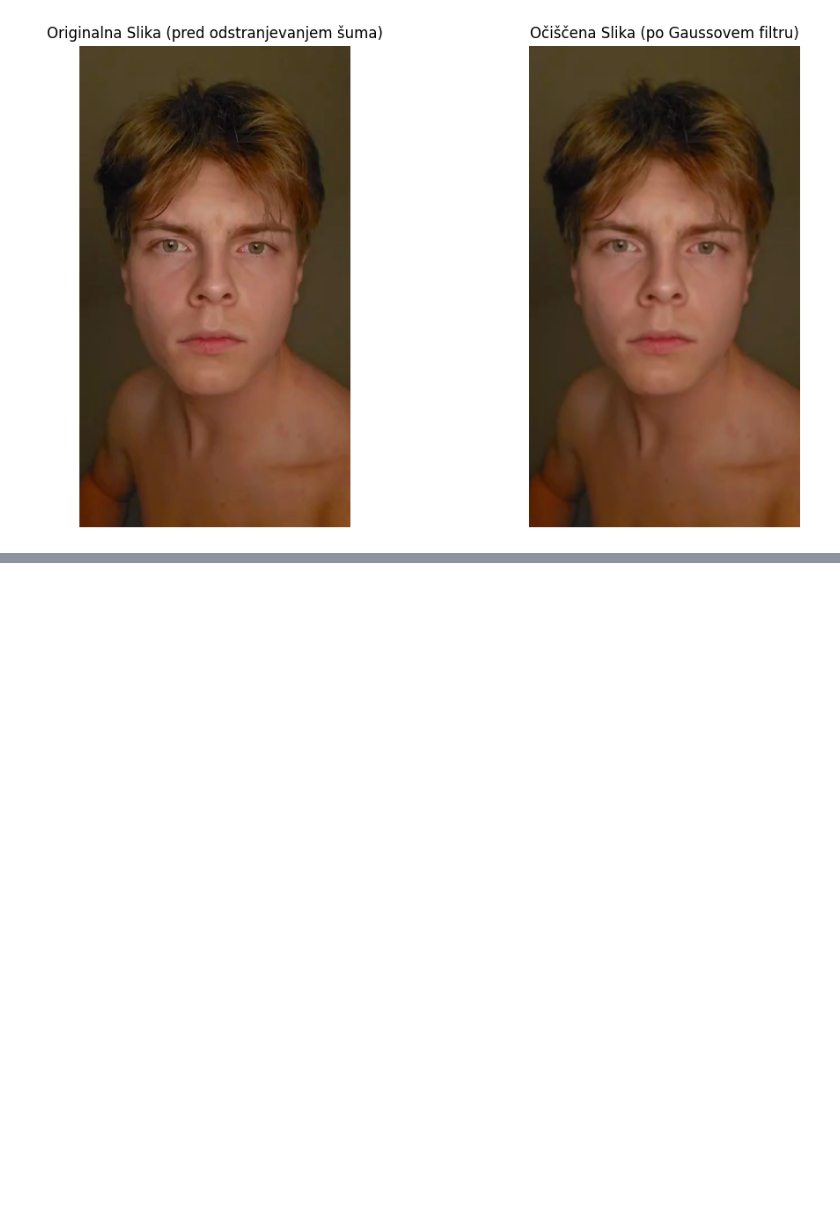
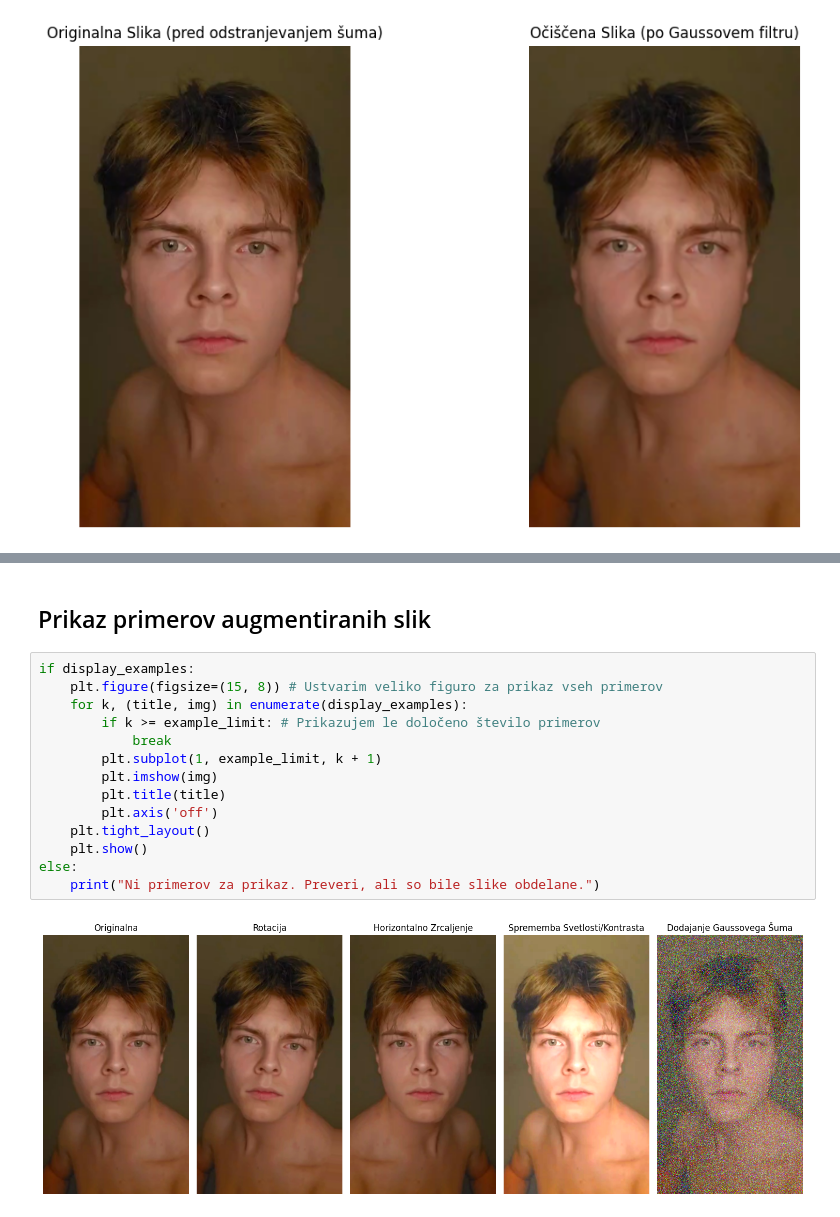
Before and after one commit to Pametnik-Paketnik/paketnik-face-auth-research-model, a Jupyter notebook: model-auth-research.ipynb, the cells around one changed output, grey strips where cells are left out. Saved outputs shown, nothing was run; the diff lists cells and outputs as text; blank space fills up the shorter version.

```diff
--- a/model-auth-research.ipynb
+++ b/model-auth-research.ipynb
@@ -110,0 +235,18 @@ Končano odstranjevanje šuma. Očiščene slike shranjene v: data/intermediate/
+# %% [markdown]
+## Prikaz primerov augmentiranih slik
+# %%
+if display_examples:
+    plt.figure(figsize=(15, 8)) # Ustvarim veliko figuro za prikaz vseh primerov
+    for k, (title, img) in enumerate(display_examples):
+        if k >= example_limit: # Prikazujem le določeno število primerov
+            break
+        plt.subplot(1, example_limit, k + 1)
+        plt.imshow(img)
+        plt.title(title)
+        plt.axis('off')
+    plt.tight_layout()
+    plt.show()
+else:
+    print("Ni primerov za prikaz. Preveri, ali so bile slike obdelane.")
+# %% [output]
+[figure, added]
```
Also changed, not shown: parts of 5 cells of this notebook.
